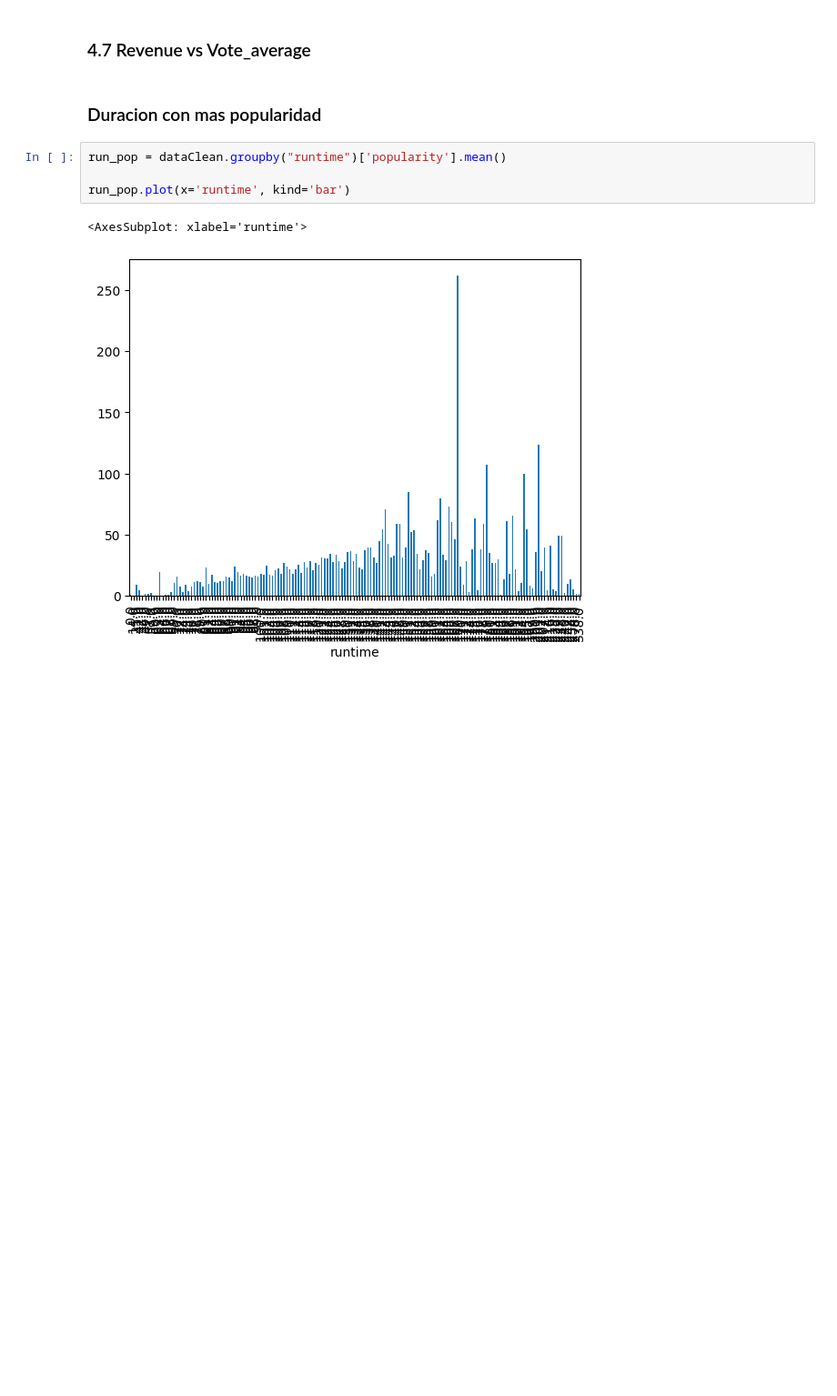
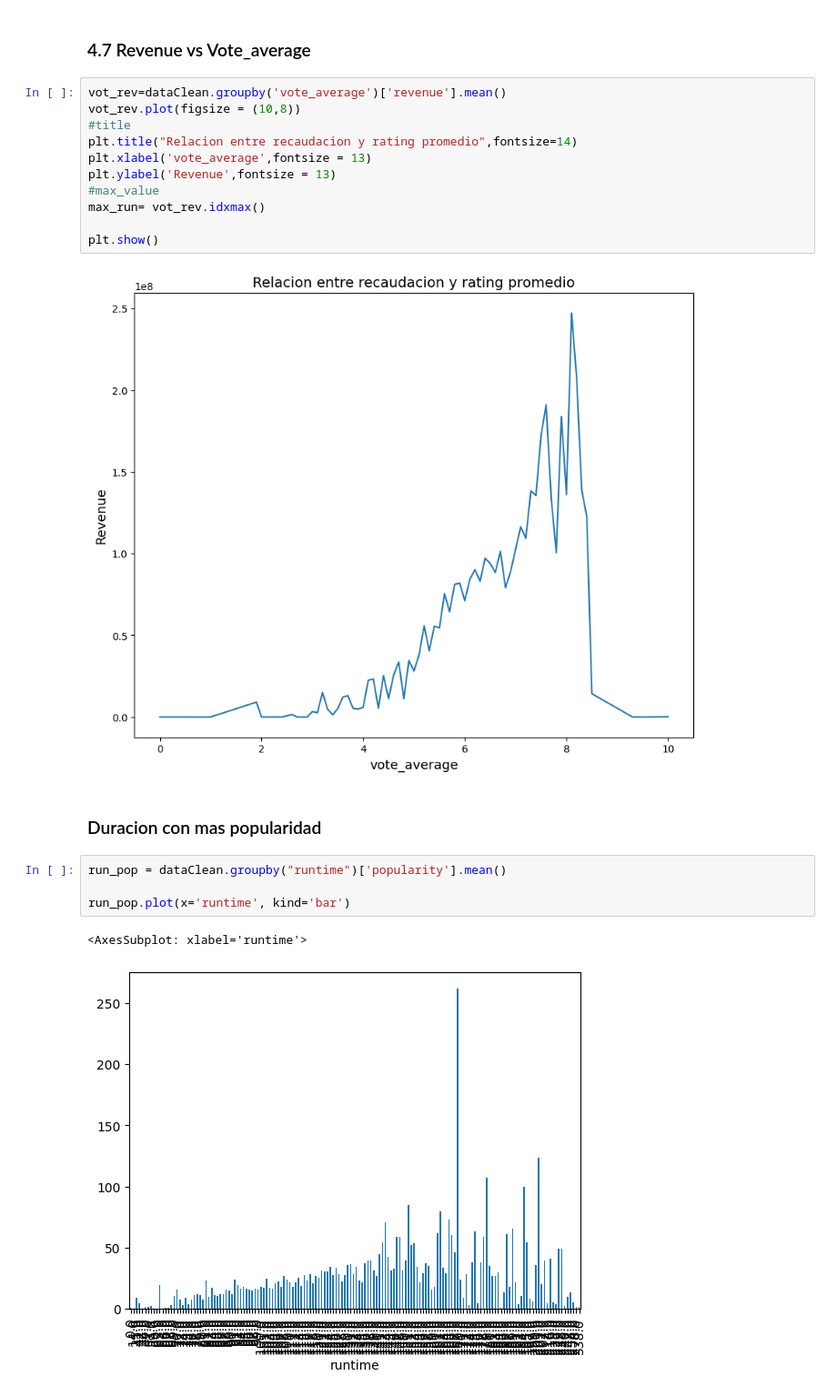
Before and after one commit to AleGallart/SATPython, a Jupyter notebook: Notebook.ipynb, the cells around one changed output. Shown: that part at 91% size. Saved outputs shown, nothing was run; the diff lists cells and outputs as text; blank space fills up the shorter version.

```diff
--- a/Notebook.ipynb
+++ b/Notebook.ipynb
@@ -235,5 +271,18 @@ El plan es ver que variables influyen en el revenue
 # %% [markdown]
 ### 4.7 Revenue vs Vote_average
+# %%
+vot_rev=dataClean.groupby('vote_average')['revenue'].mean()
+vot_rev.plot(figsize = (10,8))
+#title
+plt.title("Relacion entre recaudacion y rating promedio",fontsize=14)
+plt.xlabel('vote_average',fontsize = 13)
+plt.ylabel('Revenue',fontsize = 13)
+#max_value
+max_run= vot_rev.idxmax()
+
+plt.show()
+# %% [output]
+[figure, added]
 # %% [markdown]
 ### Duracion con mas popularidad
 # %%
```
Also changed, not shown: parts of 4 cells of this notebook.
